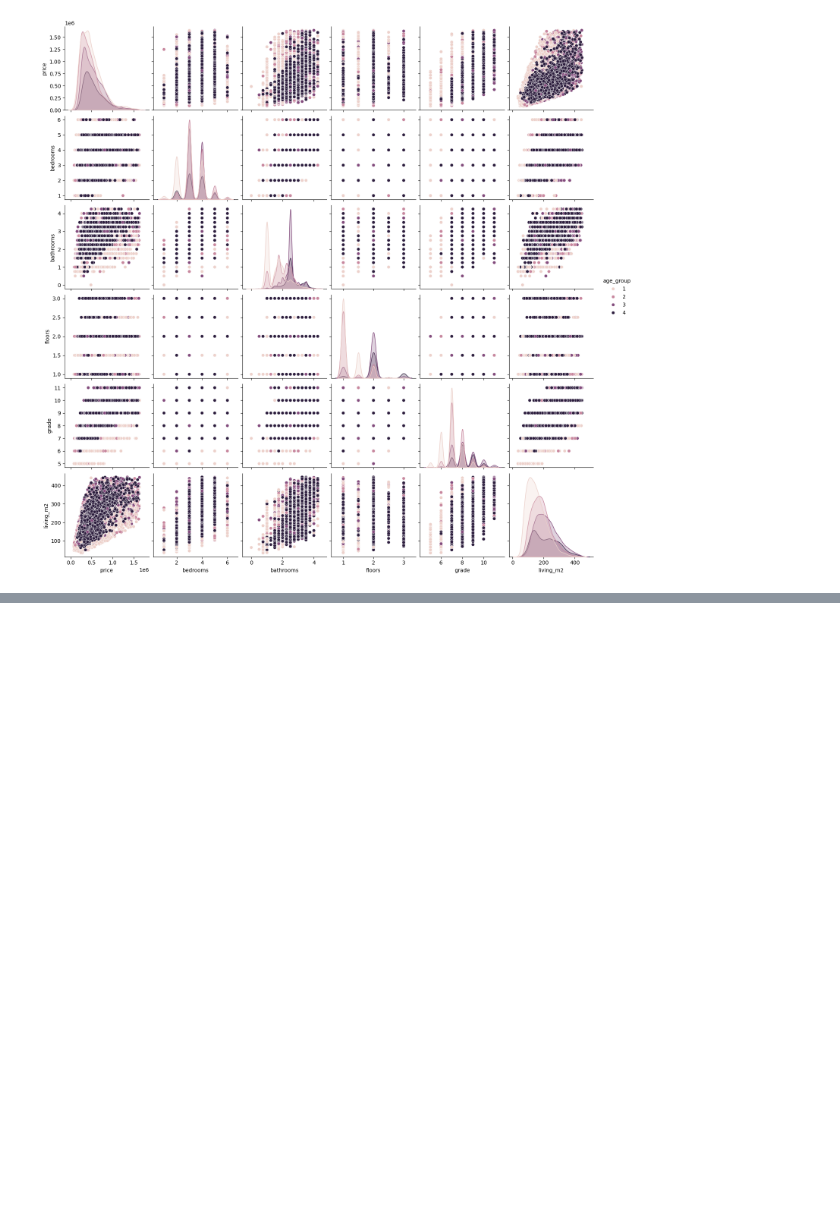
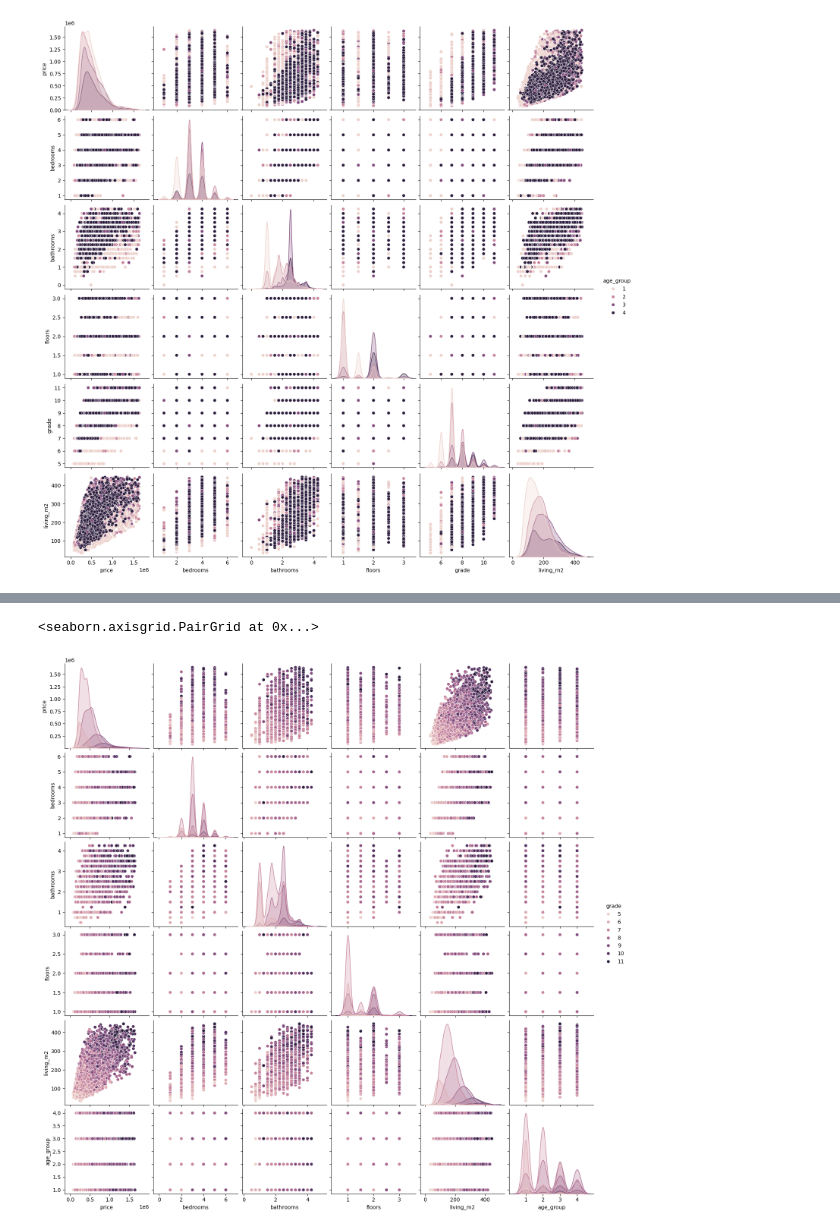
Before and after one commit to tuomasvaltanenLUAS/DataAnalytics2026, a Jupyter notebook: lecture8_analyzing_datasets/house_analysis_version2_seaborn.ipynb, the cells around one changed output, grey strips where cells are left out. Saved outputs shown, nothing was run; the diff lists cells and outputs as text; code cells hidden in the pictures; blank space fills up the shorter version.

```diff
--- a/lecture8_analyzing_datasets/house_analysis_version2_seaborn.ipynb
+++ b/lecture8_analyzing_datasets/house_analysis_version2_seaborn.ipynb
@@ -363,0 +383,6 @@ sns.histplot(x="price", hue="age_group", data=df_sample)
+# %%
+df_sample = df.sample(8000)
+sns.pairplot(df_sample, hue="grade")
+# %% [output]
+<seaborn.axisgrid.PairGrid at 0x...>
+[figure, added]
```
Also changed, not shown: parts of 17 cells of this notebook.
